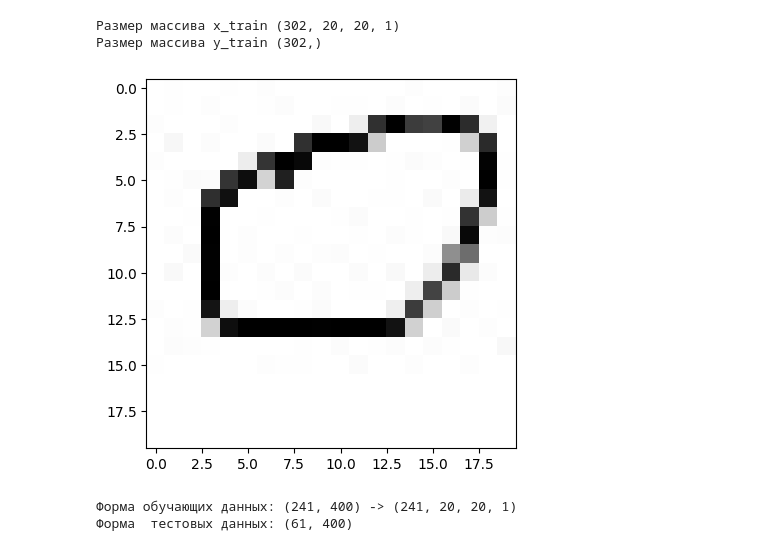
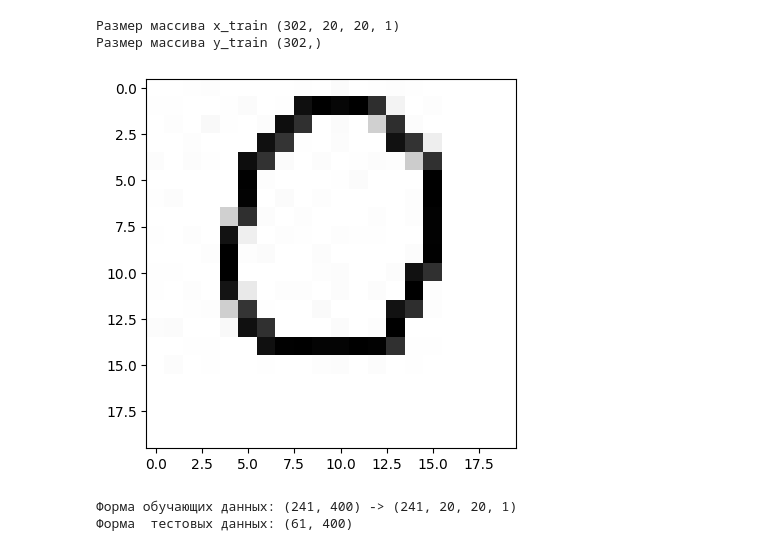
Before and after one commit to Yana-Kh/AI_1, a Jupyter notebook: id/Введение_в_нейронные_сети_Линейный_слой_(Dense)_ДЗ_Lite.ipynb, the cells around one changed output. Drawn from its saved outputs; the diff is of its cells as text; code cells hidden in the pictures.

```diff
--- a/id/Введение_в_нейронные_сети_Линейный_слой_(Dense)_ДЗ_Lite.ipynb
+++ b/id/Введение_в_нейронные_сети_Линейный_слой_(Dense)_ДЗ_Lite.ipynb
@@ -92,14 +93,15 @@ accuracy_lin = dict()
 accuracy_re = dict()
 # %%
 # Номер картинки
-n = 34
+n = 214
+
 # Отрисовка картинки
 plt.imshow(x_train_org[n], cmap='gray')
 
 # Вывод n-й картинки
 plt.show()
 # %% [output]
-[figure, old version]
+[figure, new version]
 # %%
 # Разделение данных на обучающий и тестовый наборы
 x_train_org, x_test_org, y_train_org, y_test_org = train_test_split(x_train_org, y_train_org, test_size=0.2, random_state=42)
```
Also changed, not shown: parts of 42 cells of this notebook, 2 other files.
